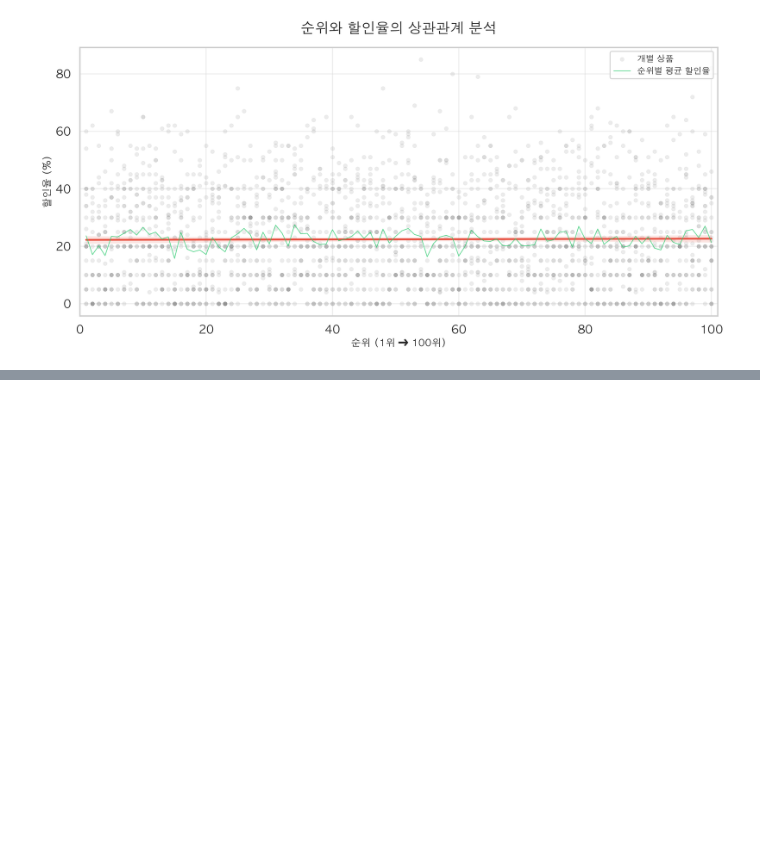
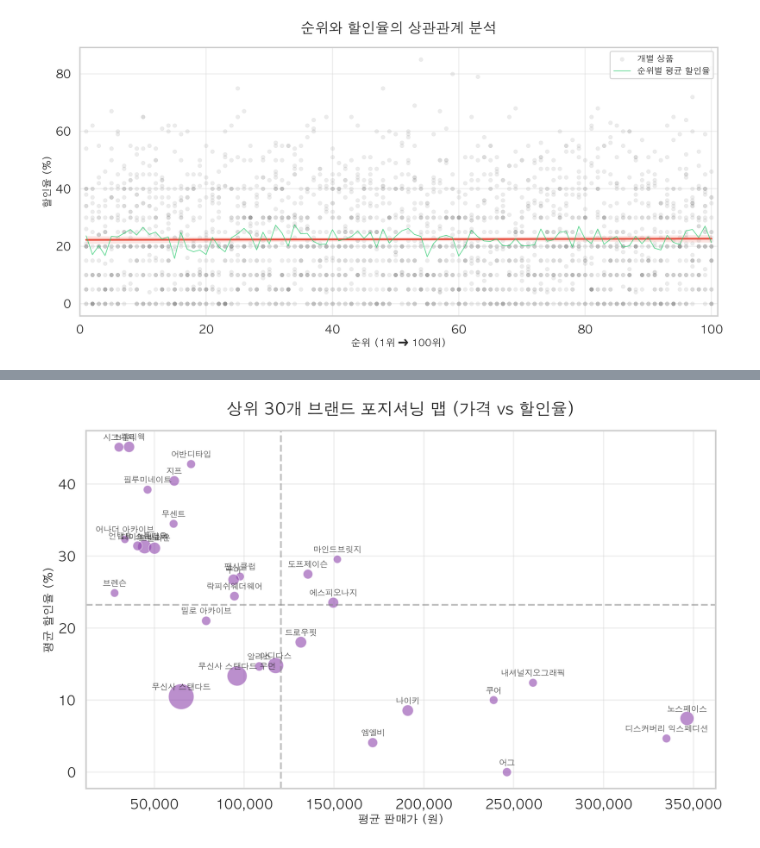
Before and after one commit to parkjto/Fashion_Platform-Musinsa-Trend_Analysis, a Jupyter notebook: Fashion_Platform_Trend_Analysis.ipynb, the cells around one changed output, grey strips where cells are left out. Drawn from its saved outputs; the diff is of its cells as text; code cells hidden in the pictures; blank space fills up the shorter version.

```diff
--- a/Fashion_Platform_Trend_Analysis.ipynb
+++ b/Fashion_Platform_Trend_Analysis.ipynb
@@ -965,0 +1014,56 @@ plt.show()
+# %%
+# 상위 30개 브랜드 추출 (데이터 신뢰도를 위해 상품 수가 어느 정도 되는 브랜드만 분석)
+top_30_brands = df['브랜드명'].value_counts().head(30).index
+df_pos = df[df['브랜드명'].isin(top_30_brands)].copy()
+
+# 브랜드별 평균 가격과 평균 할인율 계산
+brand_stats = df_pos.groupby('브랜드명').agg({
+    '할인가': 'mean',
+    '할인율(%)': 'mean',
+    '상품명': 'count' # 마커 크기용
+}).reset_index()
+
+plt.figure(figsize=(14, 8))
+
+# 산점도
+scatter = sns.scatterplot(
+    data=brand_stats,
+    x='할인가',
+    y='할인율(%)',
+    size='상품명',
+    sizes=(100, 1000), # 상품 수가 많을수록 점이 큼
+    alpha=0.6,
+    color='#8e44ad',
+    legend=False
+)
+
+# 4분면 기준선 (평균값 기준)
+avg_price_total = brand_stats['할인가'].mean()
+avg_discount_total = brand_stats['할인율(%)'].mean()
+plt.axvline(x=avg_price_total, color='gray', linestyle='--', alpha=0.5)
+plt.axhline(y=avg_discount_total, color='gray', linestyle='--', alpha=0.5)
+
+# 브랜드명 텍스트 표시
+for i in range(brand_stats.shape[0]):
+    plt.text(
+        brand_stats.할인가[i],
+        brand_stats['할인율(%)'][i]+1, # 점 바로 위에 표시
+        brand_stats.브랜드명[i],
+        horizontalalignment='center',
+        fontsize=10,
+        fontweight='bold',
+        alpha=0.8
+    )
+
+plt.title('상위 30개 브랜드 포지셔닝 맵 (가격 vs 할인율)', fontsize=20, pad=20)
+plt.xlabel('평균 판매가 (원)', fontsize=14)
+plt.ylabel('평균 할인율 (%)', fontsize=14)
+plt.grid(True, alpha=0.3)
+
+# x축 천단위 콤마
+current_values = plt.gca().get_xticks()
+plt.gca().set_xticklabels(['{:,.0f}'.format(x) for x in current_values])
+
+plt.show()
+# %% [output]
+[figure, added]
```
Also changed, not shown: parts of 8 cells of this notebook, 7 other files.
